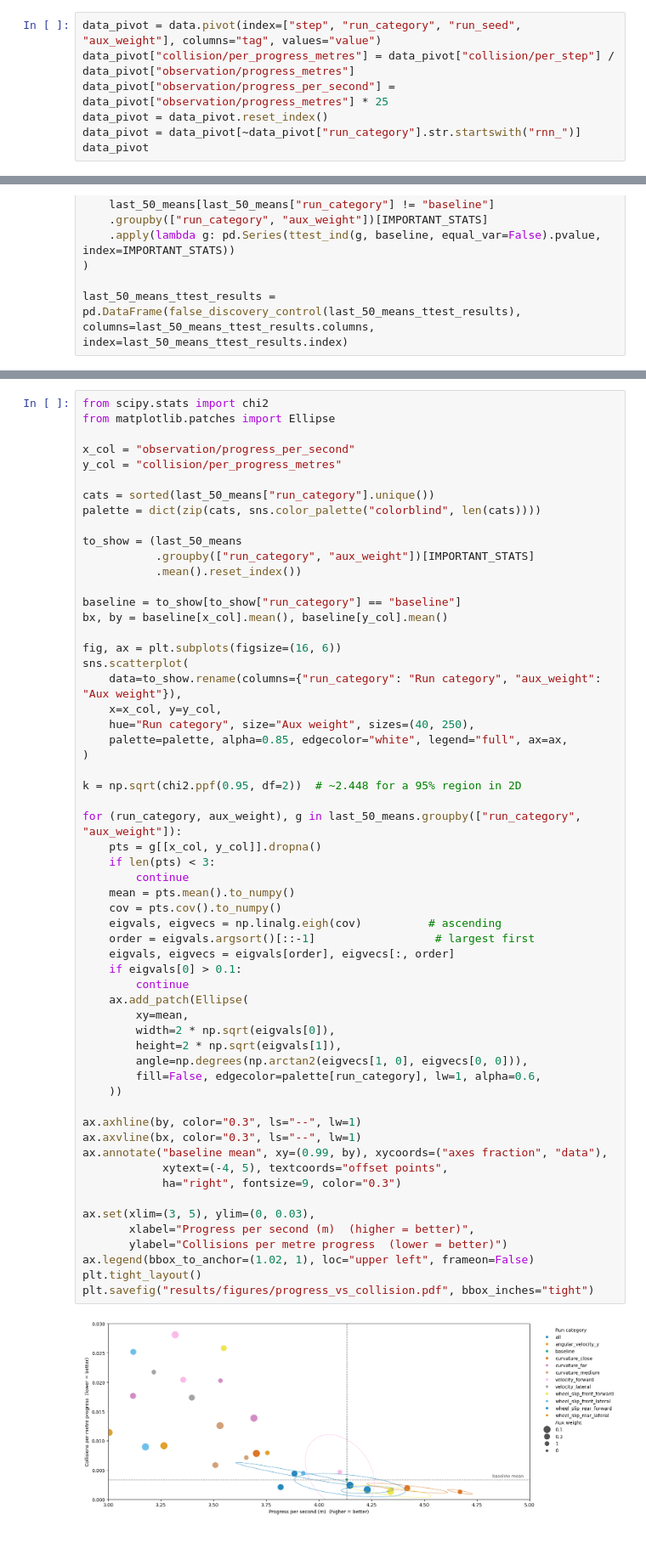
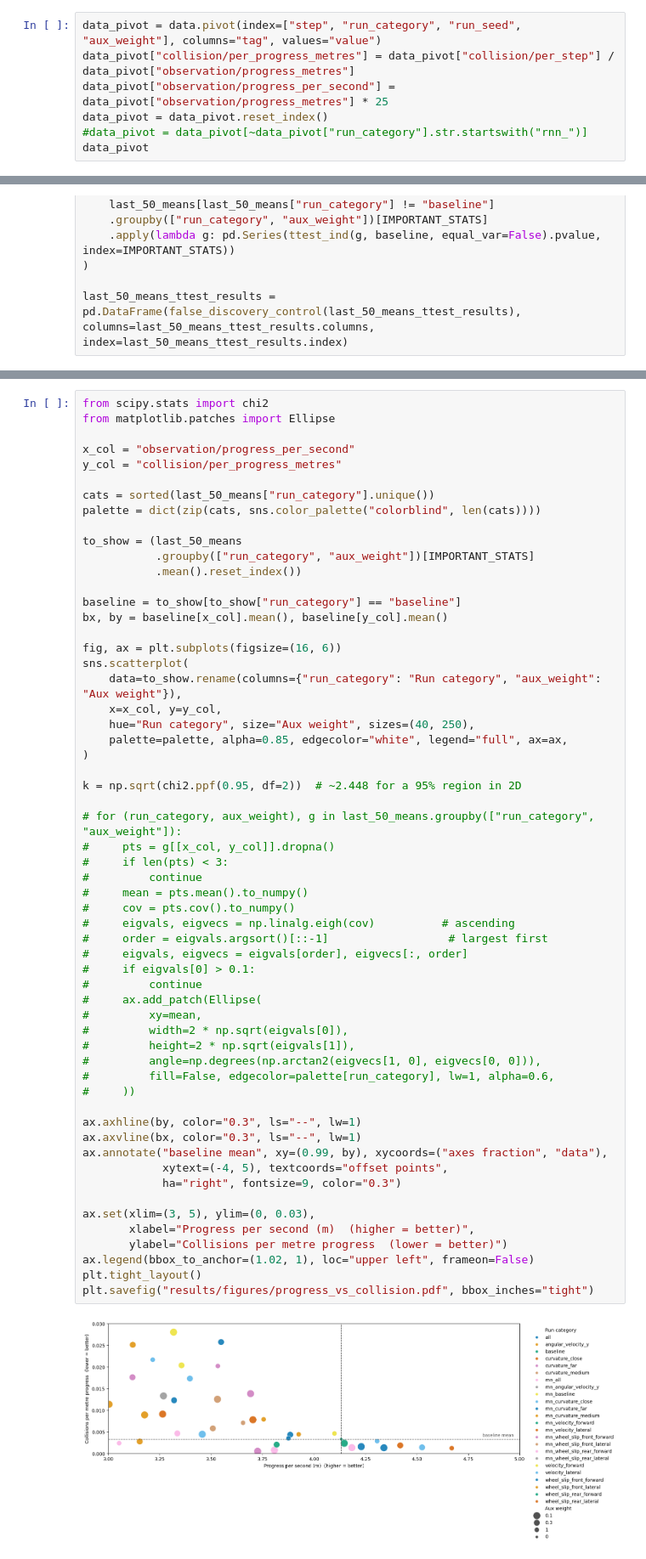
Before and after one commit to jacquesamsel/skripsie, a Jupyter notebook: view_tensorboard.ipynb, the cells around one changed output, grey strips where cells are left out. Shown at 85% size. Drawn from its saved outputs; the diff is of its cells as text.

```diff
--- a/view_tensorboard.ipynb
+++ b/view_tensorboard.ipynb
@@ -63,7 +63,7 @@ data_pivot = data.pivot(index=["step", "run_category", "run_seed", "aux_weight"]
 data_pivot["collision/per_progress_metres"] = data_pivot["collision/per_step"] / data_pivot["observation/progress_metres"]
 data_pivot["observation/progress_per_second"] = data_pivot["observation/progress_metres"] * 25
 data_pivot = data_pivot.reset_index()
-data_pivot = data_pivot[~data_pivot["run_category"].str.startswith("rnn_")]
+#data_pivot = data_pivot[~data_pivot["run_category"].str.startswith("rnn_")]
 data_pivot
 # %% [output]
 | tag | step | run_category | run_seed | aux_weight | collision/per_episode | collision/per_step | ... |
@@ -278,49 +268,49 @@ to_show = (last_50_means
            .groupby(["run_category", "aux_weight"])[IMPORTANT_STATS]
            .mean().reset_index())
 
 baseline = to_show[to_show["run_category"] == "baseline"]
 bx, by = baseline[x_col].mean(), baseline[y_col].mean()
 
 fig, ax = plt.subplots(figsize=(16, 6))
 sns.scatterplot(
     data=to_show.rename(columns={"run_category": "Run category", "aux_weight": "Aux weight"}),
     x=x_col, y=y_col,
     hue="Run category", size="Aux weight", sizes=(40, 250),
     palette=palette, alpha=0.85, edgecolor="white", legend="full", ax=ax,
 )
 
 k = np.sqrt(chi2.ppf(0.95, df=2))  # ~2.448 for a 95% region in 2D
 
-for (run_category, aux_weight), g in last_50_means.groupby(["run_category", "aux_weight"]):
-    pts = g[[x_col, y_col]].dropna()
-    if len(pts) < 3:
-        continue
-    mean = pts.mean().to_numpy()
-    cov = pts.cov().to_numpy()
-    eigvals, eigvecs = np.linalg.eigh(cov)          # ascending
-    order = eigvals.argsort()[::-1]                  # largest first
-    eigvals, eigvecs = eigvals[order], eigvecs[:, order]
-    if eigvals[0] > 0.1:
-        continue
-    ax.add_patch(Ellipse(
-        xy=mean,
-        width=2 * np.sqrt(eigvals[0]),
-        height=2 * np.sqrt(eigvals[1]),
-        angle=np.degrees(np.arctan2(eigvecs[1, 0], eigvecs[0, 0])),
-        fill=False, edgecolor=palette[run_category], lw=1, alpha=0.6,
-    ))
+# for (run_category, aux_weight), g in last_50_means.groupby(["run_category", "aux_weight"]):
+#     pts = g[[x_col, y_col]].dropna()
+#     if len(pts) < 3:
+#         continue
+#     mean = pts.mean().to_numpy()
+#     cov = pts.cov().to_numpy()
+#     eigvals, eigvecs = np.linalg.eigh(cov)          # ascending
+#     order = eigvals.argsort()[::-1]                  # largest first
+#     eigvals, eigvecs = eigvals[order], eigvecs[:, order]
+#     if eigvals[0] > 0.1:
+#         continue
+#     ax.add_patch(Ellipse(
+#         xy=mean,
+#         width=2 * np.sqrt(eigvals[0]),
+#         height=2 * np.sqrt(eigvals[1]),
+#         angle=np.degrees(np.arctan2(eigvecs[1, 0], eigvecs[0, 0])),
+#         fill=False, edgecolor=palette[run_category], lw=1, alpha=0.6,
+#     ))
 
 ax.axhline(by, color="0.3", ls="--", lw=1)
 ax.axvline(bx, color="0.3", ls="--", lw=1)
 ax.annotate("baseline mean", xy=(0.99, by), xycoords=("axes fraction", "data"),
             xytext=(-4, 5), textcoords="offset points",
             ha="right", fontsize=9, color="0.3")
 
 ax.set(xlim=(3, 5), ylim=(0, 0.03),
        xlabel="Progress per second (m)  (higher = better)",
        ylabel="Collisions per metre progress  (lower = better)")
 ax.legend(bbox_to_anchor=(1.02, 1), loc="upper left", frameon=False)
 plt.tight_layout()
 plt.savefig("results/figures/progress_vs_collision.pdf", bbox_inches="tight")
 # %% [output]
-[figure, old version]
+[figure, new version]
```
Also changed, not shown: parts of 12 cells of this notebook, 22 other files.
